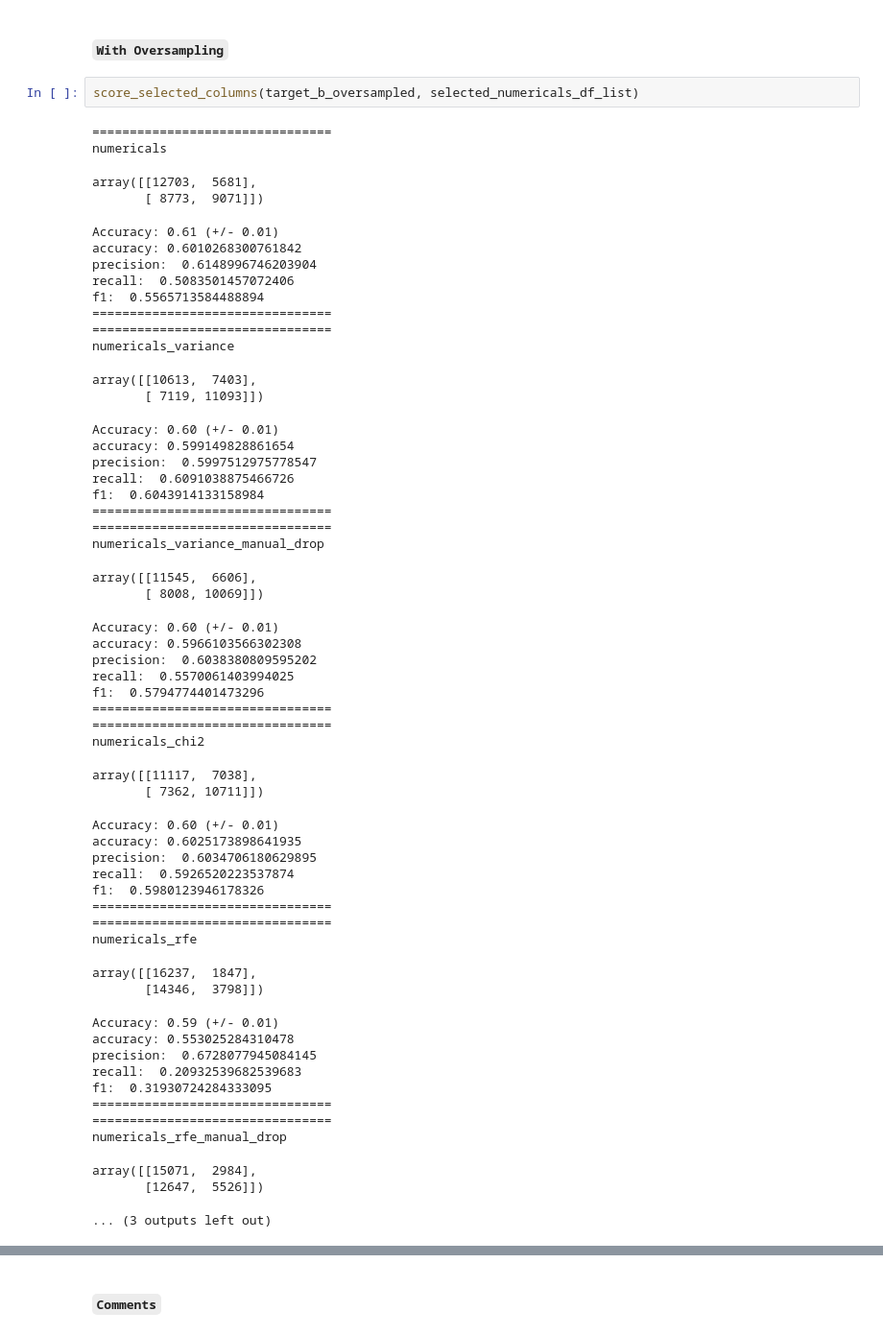
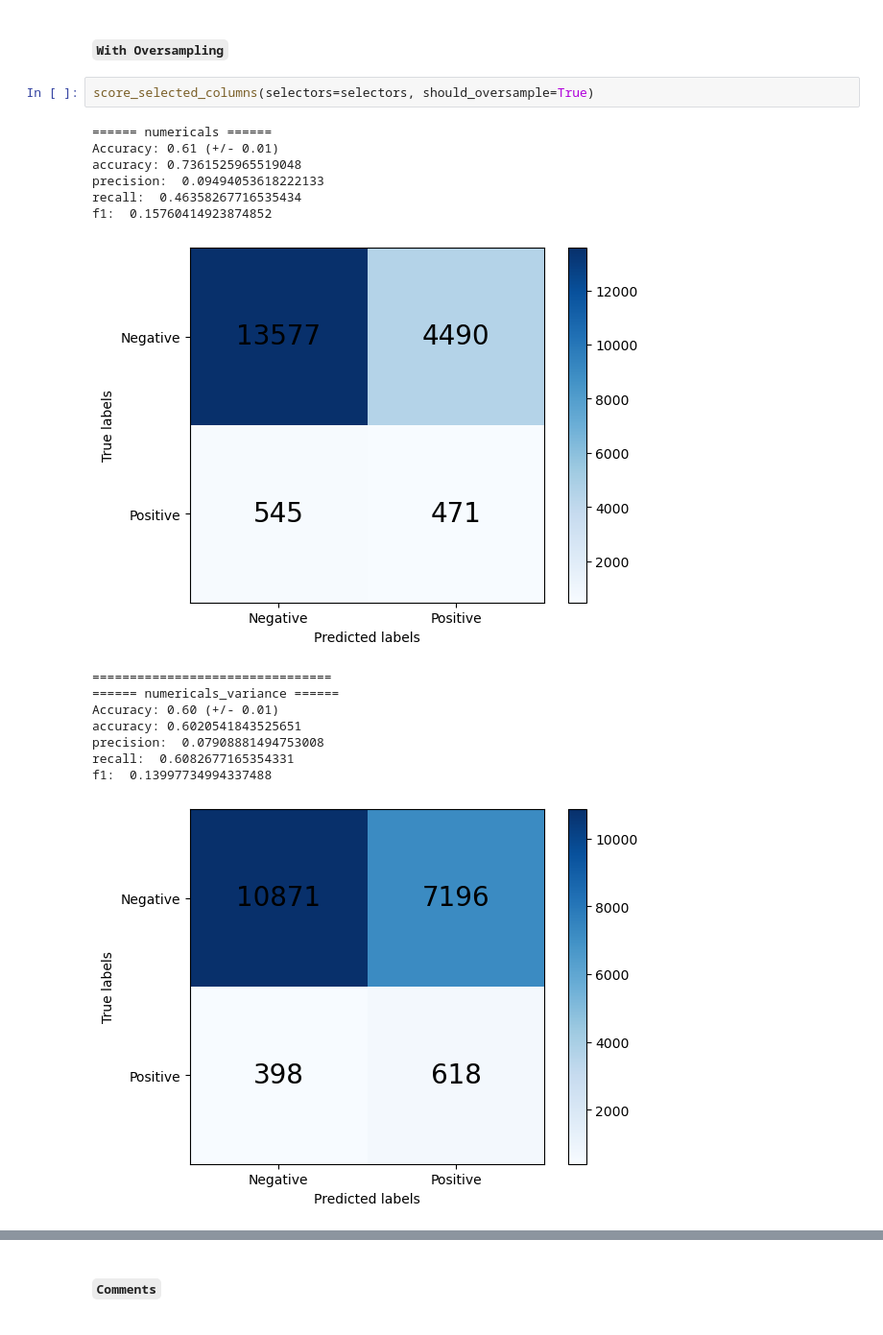
Before and after one commit to fabio1623/lab-random-forests, a Jupyter notebook: solution.ipynb, the cells around one changed output, grey strips where cells are left out. Shown at 96% size. Drawn from its saved outputs; the diff is of its cells as text.

```diff
--- a/solution.ipynb
+++ b/solution.ipynb
@@ -287,60 +304,20 @@ array([[18144,     0],
 # %% [markdown]
 #### `With Oversampling`
-# %%
-score_selected_columns(target_b_oversampled, selected_numericals_df_list)
-# %% [output]
-================================
-numericals
-array([[12703,  5681],
-       [ 8773,  9071]])
-Accuracy: 0.61 (+/- 0.01)
-accuracy: 0.6010268300761842
-precision:  0.6148996746203904
-recall:  0.5083501457072406
-f1:  0.5565713584488894
-================================
-================================
-numericals_variance
-array([[10613,  7403],
-       [ 7119, 11093]])
-Accuracy: 0.60 (+/- 0.01)
-accuracy: 0.599149828861654
-precision:  0.5997512975778547
-recall:  0.6091038875466726
-f1:  0.6043914133158984
-================================
-================================
-numericals_variance_manual_drop
-array([[11545,  6606],
-       [ 8008, 10069]])
-Accuracy: 0.60 (+/- 0.01)
-accuracy: 0.5966103566302308
-precision:  0.6038380809595202
-recall:  0.5570061403994025
-f1:  0.5794774401473296
-================================
-================================
-numericals_chi2
-array([[11117,  7038],
-       [ 7362, 10711]])
-Accuracy: 0.60 (+/- 0.01)
-accuracy: 0.6025173898641935
-precision:  0.6034706180629895
-recall:  0.5926520223537874
-f1:  0.5980123946178326
-================================
-================================
-numericals_rfe
-array([[16237,  1847],
-       [14346,  3798]])
-Accuracy: 0.59 (+/- 0.01)
-accuracy: 0.553025284310478
-precision:  0.6728077945084145
-recall:  0.20932539682539683
-f1:  0.31930724284333095
-================================
-================================
-numericals_rfe_manual_drop
-array([[15071,  2984],
-       [12647,  5526]])
-... (3 outputs left out)
+# %%
+score_selected_columns(selectors=selectors, should_oversample=True)
+# %% [output]
+====== numericals ======
+Accuracy: 0.61 (+/- 0.01)
+accuracy: 0.7361525965519048
+precision:  0.09494053618222133
+recall:  0.46358267716535434
+f1:  0.15760414923874852
+[figure, added]
+================================
+====== numericals_variance ======
+Accuracy: 0.60 (+/- 0.01)
+accuracy: 0.6020541843525651
+precision:  0.07908881494753008
+recall:  0.6082677165354331
+f1:  0.13997734994337488
+[figure, added]
```
Also changed, not shown: parts of 30 cells of this notebook, 1 other file.
